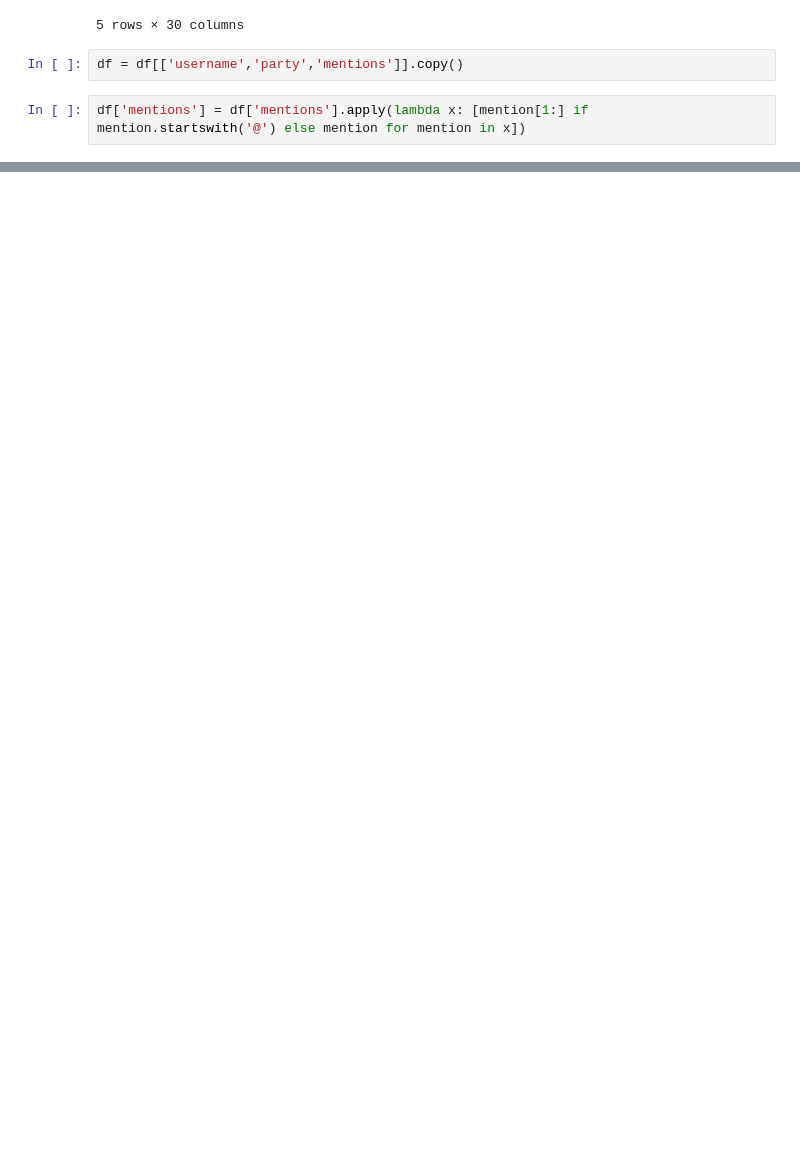
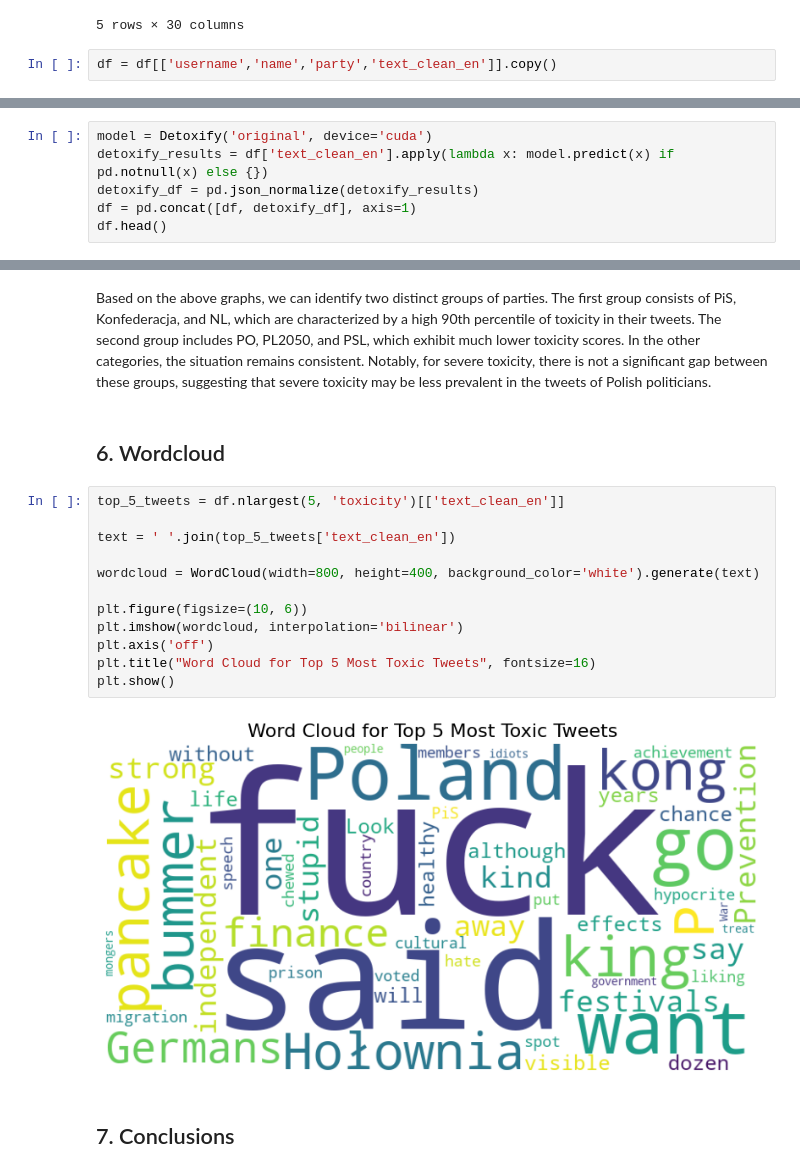
Before and after one commit to MPKuchciak/Twitter, a Jupyter notebook: 7. Hate speech.ipynb, the cells around one changed output, grey strips where cells are left out. Drawn from its saved outputs; the diff is of its cells as text; blank space fills up the shorter version.

```diff
--- a/7. Hate speech.ipynb
+++ b/7. Hate speech.ipynb
@@ -24,6 +30,4 @@ df.head()
 | 4 | NaN | everyone | 1.182212e+09 | None | 1846075343188144128 | #Idę11 🇵 🇱 https://t.co/KiCe5ATOpX | {'editable_until': '2024-10-15 07... | ... |
 5 rows × 30 columns
 # %%
-df = df[['username','party','mentions']].copy()
+df = df[['username','name','party','text_clean_en']].copy()
-# %%
-df['mentions'] = df['mentions'].apply(lambda x: [mention[1:] if mention.startswith('@') else mention for mention in x])
@@ -61,0 +36,6 @@ plt.show()
+# %%
+model = Detoxify('original', device='cuda')
+detoxify_results = df['text_clean_en'].apply(lambda x: model.predict(x) if pd.notnull(x) else {})
+detoxify_df = pd.json_normalize(detoxify_results)
+df = pd.concat([df, detoxify_df], axis=1)
+df.head()
@@ -61,0 +134,20 @@ plt.show()
+# %% [markdown]
+Based on the above graphs, we can identify two distinct groups of parties. The first group consists of PiS, Konfederacja, and NL, which are characterized by a high 90th percentile of toxicity in their tweets. The second group includes PO, PL2050, and PSL, which exhibit much lower toxicity scores. In the other categories, the situation remains consistent. Notably, for severe toxicity, there is not a significant gap between these groups, suggesting that severe toxicity may be less prevalent in the tweets of Polish politicians.
+# %% [markdown]
+## 6. Wordcloud
+# %%
+top_5_tweets = df.nlargest(5, 'toxicity')[['text_clean_en']]
+
+text = ' '.join(top_5_tweets['text_clean_en'])
+
+wordcloud = WordCloud(width=800, height=400, background_color='white').generate(text)
+
+plt.figure(figsize=(10, 6))
+plt.imshow(wordcloud, interpolation='bilinear')
+plt.axis('off')
+plt.title("Word Cloud for Top 5 Most Toxic Tweets", fontsize=16)
+plt.show()
+# %% [output]
+[figure, added]
+# %% [markdown]
+## 7. Conclusions
```
Also changed, not shown: parts of 14 cells of this notebook.
